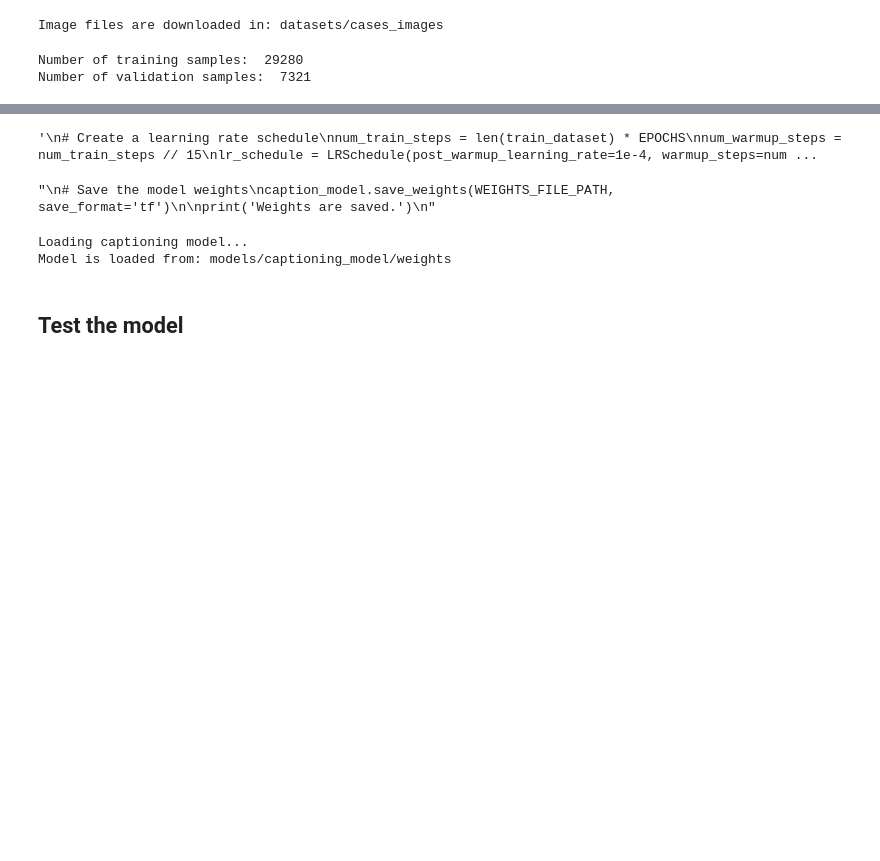
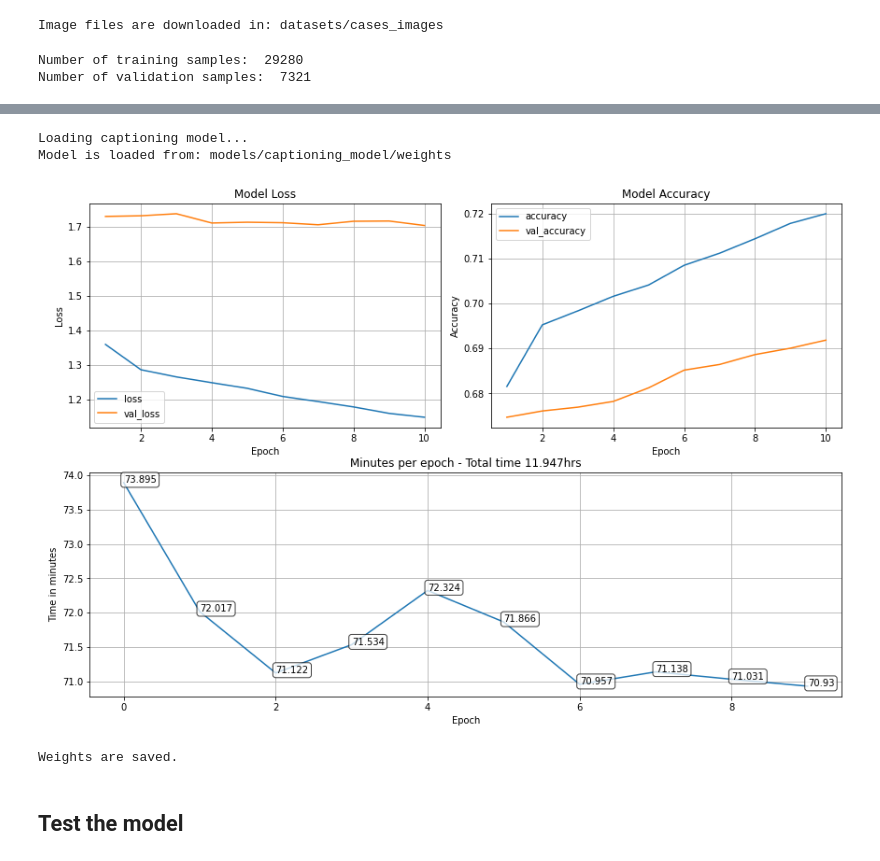
Before and after one commit to KevinTMtz/MedCLIPModel, a Jupyter notebook: MedCLIP Captioning Model.ipynb, the cells around one changed output, grey strips where cells are left out. Cells and saved outputs as stored; diff of their text form; code cells hidden in the pictures; blank space fills up the shorter version.

```diff
--- a/MedCLIP Captioning Model.ipynb
+++ b/MedCLIP Captioning Model.ipynb
@@ -101,11 +103,13 @@ def load_captions_data():
     text_data = []
 
     for index, row in annotations.iterrows():
-        caption = '<start> ' + str(row['Caption']) + ' <end>'
-        # diagnosis = '<start> ' + str(row['Diagnosis']) + ' <end>'
+        caption = ('<start> ' + 'Modality: ' + str(row['Core_Modality']) + ', ' +
+                   'Plane: ' + str(row['Plane']) + ', ' +
+                   'Category: ' + str(row['Category']) + ', ' +
+                   'Diagnosis: ' + str(row['Caption']) + ' <end>')
+
         image_path = IMAGES_PATH + "/" + str(row['ID']) + ".jpg"
         image_path_to_caption[image_path].append(caption)
-        # image_path_to_caption[image_path].append(diagnosis)
 
         text_data.append(caption)
 
@@ -230,6 +238,6 @@ valid_dataset = make_dataset(
 # %%
 def get_cnn_model():
-    base_model = efficientnet.EfficientNetB0(
+    base_model = efficientnet.EfficientNetB3(
         input_shape=(*IMAGE_SIZE, 3), include_top=False, weights="imagenet",
     )
     # We freeze our feature extractor
@@ -522,44 +608,40 @@ class LRSchedule(keras.optimizers.schedules.LearningRateSchedule):
 # %%
-"""
 # Create a learning rate schedule
 num_train_steps = len(train_dataset) * EPOCHS
 num_warmup_steps = num_train_steps // 15
-lr_schedule = LRSchedule(post_warmup_learning_rate=1e-4, warmup_steps=num_warmup_steps)
+lr_schedule = LRSchedule(post_warmup_learning_rate=1e-3, warmup_steps=num_warmup_steps)
 
 # Compile the model
 caption_model.compile(optimizer=keras.optimizers.Adam(lr_schedule), loss=cross_entropy)
-
-# Fit the model
-caption_model.fit(
-    train_dataset,
-    epochs=EPOCHS,
-    validation_data=valid_dataset,
-    callbacks=[early_stopping],
-)
-"""
-# %% [output]
-'\n# Create a learning rate schedule\nnum_train_steps = len(train_dataset) * EPOCHS\nnum_warmup_steps = num_train_steps // 15\nlr_schedule = LRSchedule(post_warmup_learning_rate=1e-4, warmup_steps=num ...
+# %%
+# Load the model weights
+print('Loading captioning model...')
+
+caption_model.load_weights(WEIGHTS_FILE_PATH)
+
+print('Model is loaded from: ' + WEIGHTS_FILE_PATH)
+# %% [output]
+Loading captioning model...
+Model is loaded from: models/captioning_model/weights
+# %%
+# Fit the model
+history = caption_model.fit(
+    train_dataset,
+    epochs=EPOCHS,
+    validation_data=valid_dataset,
+    callbacks=[early_stopping, PlotLearning()],
+)
+# %% [output]
+[figure, added]
 # %%
-"""
 # Save the model weights
 caption_model.save_weights(WEIGHTS_FILE_PATH, save_format='tf')
 
 print('Weights are saved.')
-"""
 # %% [output]
-"\n# Save the model weights\ncaption_model.save_weights(WEIGHTS_FILE_PATH, save_format='tf')\n\nprint('Weights are saved.')\n"
+Weights are saved.
-# %%
-# Load the model weights
-print('Loading captioning model...')
-
-caption_model.load_weights(WEIGHTS_FILE_PATH)
-
-print('Model is loaded from: ' + WEIGHTS_FILE_PATH)
-# %% [output]
-Loading captioning model...
-Model is loaded from: models/captioning_model/weights
-# %% [markdown]
-## Test the model
+# %% [markdown]
+## Test the model
 # %%
 vocab = vectorization.get_vocabulary()
 index_lookup = dict(zip(range(len(vocab)), vocab))
```
Also changed, not shown: parts of 27 cells of this notebook.
